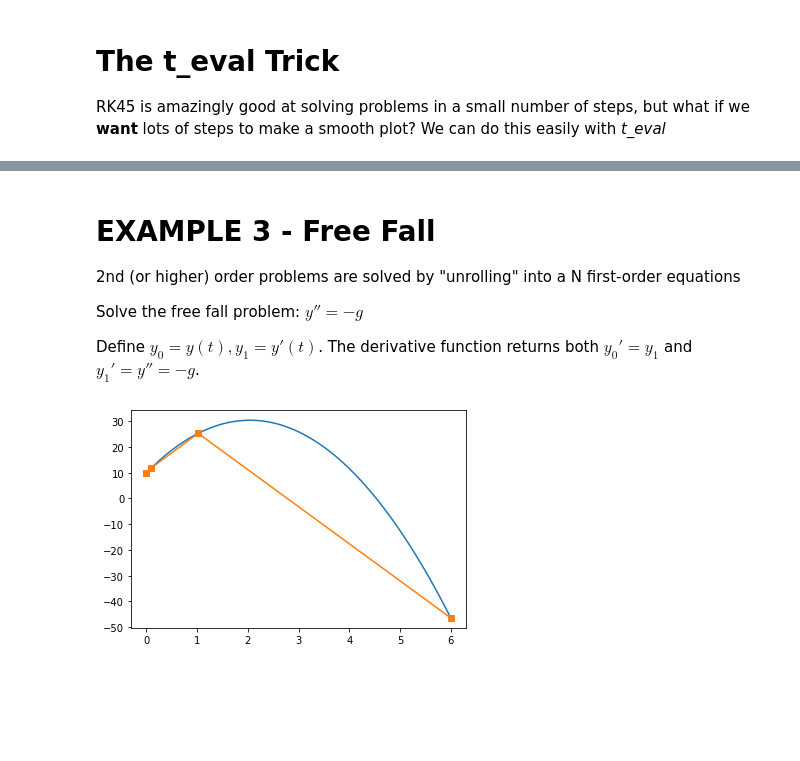
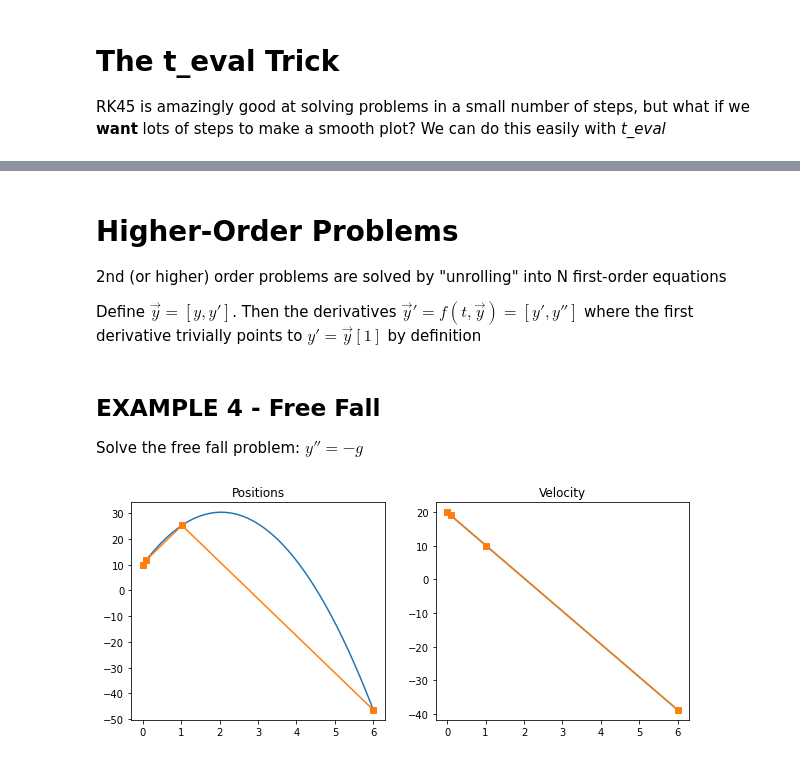
Before and after one commit to mdaugherity/Numerical2022, a Jupyter notebook: ode/Week_10_solveivp.ipynb, the cells around one changed output, grey strips where cells are left out. Drawn from its saved outputs; the diff is of its cells as text; code cells hidden in the pictures; blank space fills up the shorter version.

```diff
--- a/ode/Week_10_solveivp.ipynb
+++ b/ode/Week_10_solveivp.ipynb
@@ -171,29 +247,42 @@ t_eval :         1.592718606120357
 # %% [markdown]
-# EXAMPLE 3 - Free Fall
-2nd (or higher) order problems are solved by "unrolling" into a N first-order equations
+# Higher-Order Problems
+2nd (or higher) order problems are solved by "unrolling" into N first-order equations
 
-Solve the free fall problem:  $y'' = -g$
 
-Define $y_0 = y(t),  y_1 = y'(t)$.  The derivative function returns both $y_0' = y_1$ and $y_1' = y'' = -g$.
+
+Define $\vec{y}=[y, y']$.  Then the derivatives $\vec{y}'= f(t,\vec{y})=[y', y'']$ where the first derivative trivially points to $y'=\vec{y}[1]$ by definition
+# %% [markdown]
+## EXAMPLE 4 - Free Fall
+Solve the free fall problem:  $y'' = -g$
 # %%
-def f(t,y):
-  y0 = y[0]
-  y1 = y[1]
-  return [y1, -9.8]
+def f(t,yvec): # yvec=[y, y']
+  y = yvec[0]
+  yp = yvec[1]
+  return [yp, -9.8]  # returns [y', y'']
 
 tf = 6
 y0 = 10
 v0 = 20
 sol = solve_ivp(f, [0,tf],[y0, v0]   )
 t_ivp = sol.t
 y_ivp = sol.y[0]
+v_ivp = sol.y[1]
 
 # Exact solution
 t = np.linspace(0, tf, 100)
 y = y0 + v0*t - 0.5*9.8*t**2
+v = v0 -9.8*t
 
+plt.figure(figsize=(10,4))
+plt.subplot(1,2,1)
 plt.plot(t,y,'-')
 plt.plot(t_ivp,y_ivp,'s-',label='IVP')
+plt.title('Positions')
+
+plt.subplot(1,2,2)
+plt.plot(t,v,'-')
+plt.plot(t_ivp,v_ivp,'s-',label='IVP')
+plt.title('Velocity')
 plt.show()
 # %% [output]
-[figure, old version]
+[figure, new version]
```
Also changed, not shown: parts of 11 cells of this notebook.
